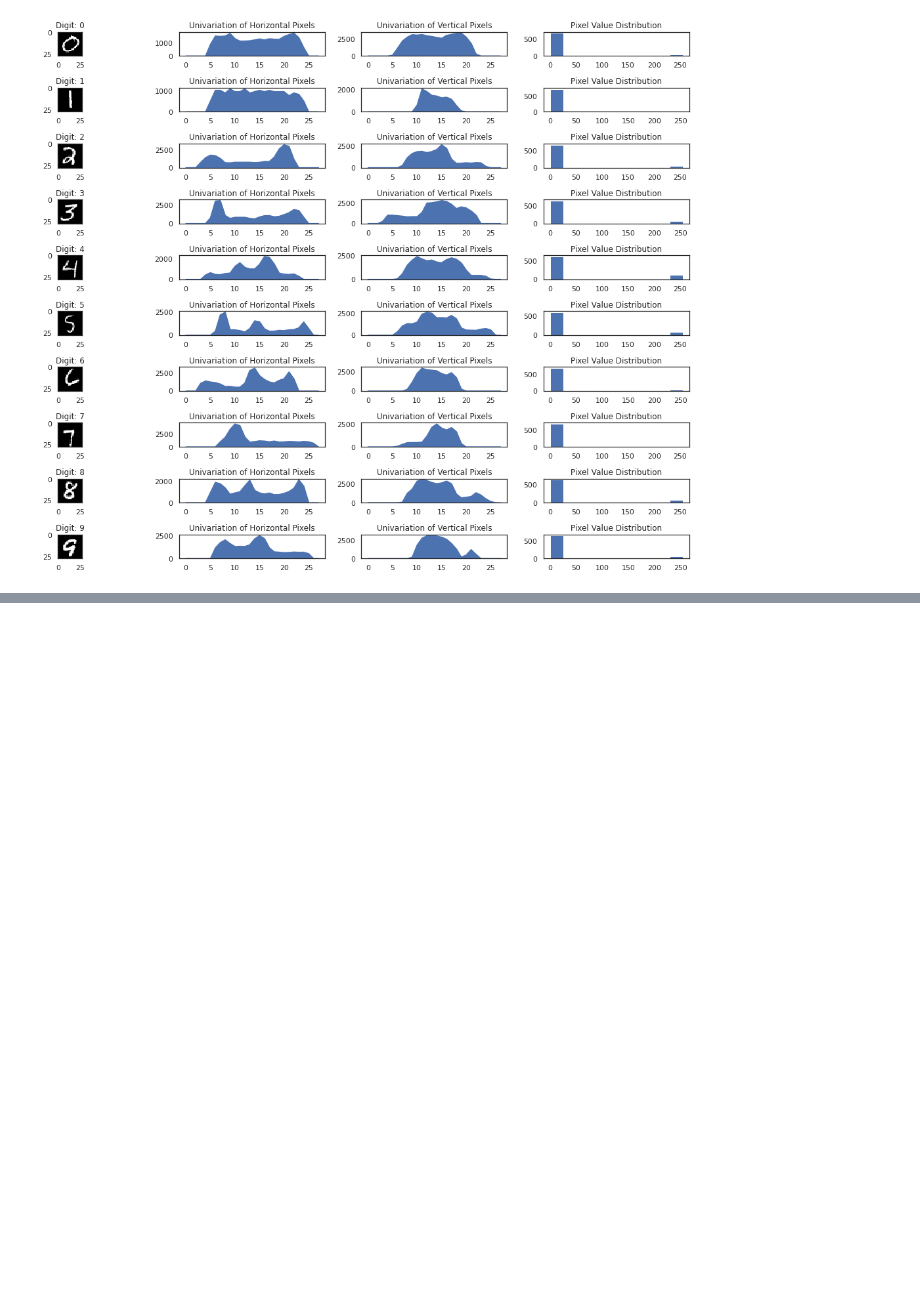
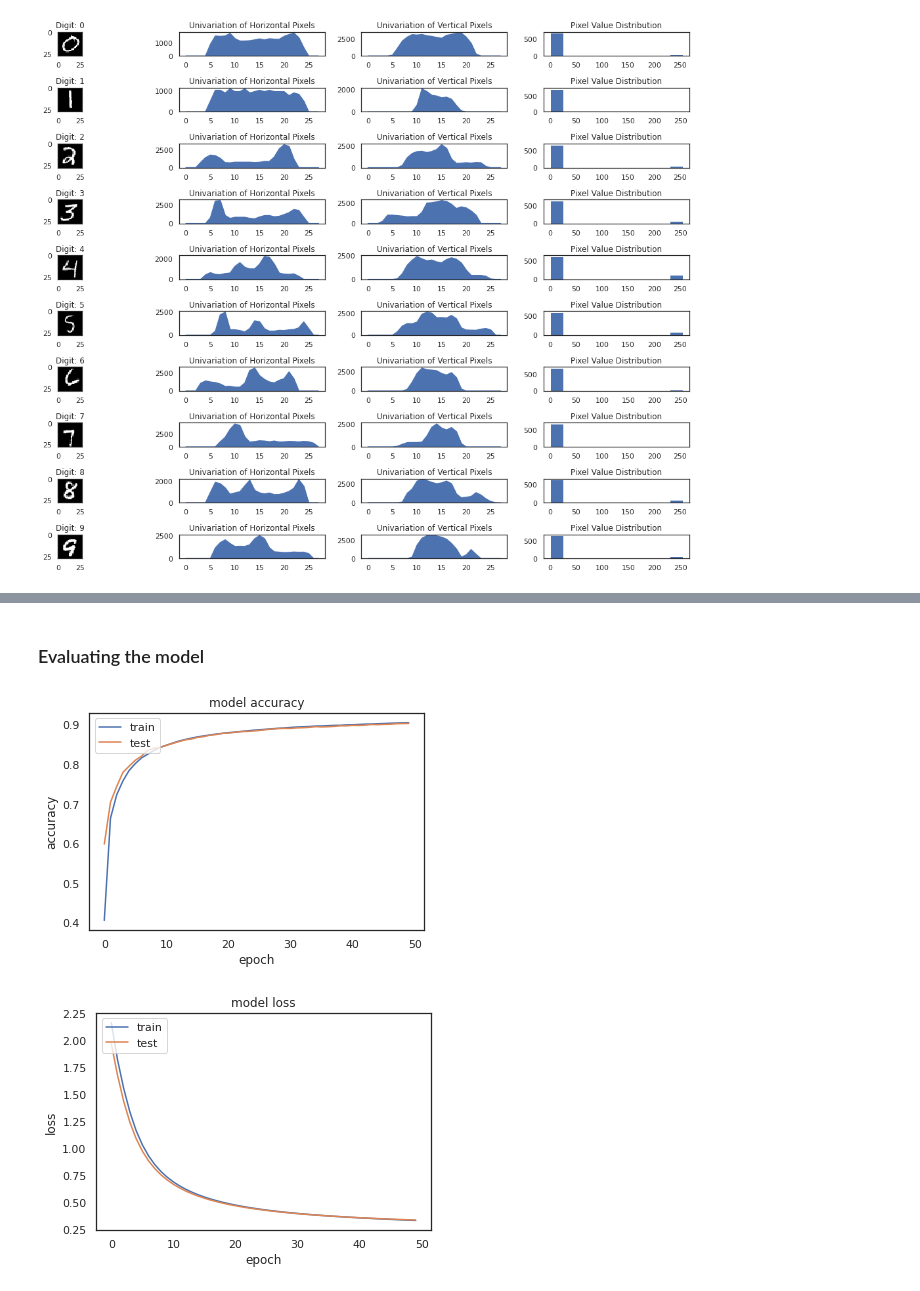
Before and after one commit to debsa2000/EED380_AppliedDeepLearning, a Jupyter notebook: Assignment1.ipynb, the cells around one changed output, grey strips where cells are left out. Cells and saved outputs as stored; diff of their text form; code cells hidden in the pictures; blank space fills up the shorter version.

```diff
--- a/Assignment1.ipynb
+++ b/Assignment1.ipynb
@@ -288,0 +177,5 @@ optimizer = RMSprop(lr=0.001, rho=0.9, epsilon=1e-08, decay=0.0)
+# %%
+# Label Encoding: One Hot Encoding (ex : 2 -> [0,0,1,0,0,0,0,0,0,0])
+
+Y_train = keras.utils.to_categorical(Y_train, num_classes = 10)
+Y_val = keras.utils.to_categorical(Y_val, num_classes=10)
@@ -288,0 +192,4 @@ optimizer = RMSprop(lr=0.001, rho=0.9, epsilon=1e-08, decay=0.0)
+# %%
+model_simple = Sequential()
+model_simple.add(Dense(64, activation="sigmoid", input_shape=(784,)))
+model_simple.add(Dense(10, activation="softmax"))
@@ -288,0 +211,28 @@ optimizer = RMSprop(lr=0.001, rho=0.9, epsilon=1e-08, decay=0.0)
+# %%
+model_simple.compile(loss="categorical_crossentropy", optimizer=SGD(lr=0.01), metrics=["accuracy"])
+# %%
+history_simple = model_simple.fit(x=X_train, y=Y_train, batch_size=128, epochs=50, verbose=0, validation_data=(X_val, Y_val))
+# %% [markdown]
+### Evaluating the model
+# %%
+def plot_history(history):
+    plt.plot(history.history['acc'])
+    plt.plot(history.history['val_acc'])
+    plt.title('model accuracy')
+    plt.ylabel('accuracy')
+    plt.xlabel('epoch')
+    plt.legend(['train', 'test'], loc='upper left')
+    plt.show()
+    # summarize history for loss
+    plt.plot(history.history['loss'])
+    plt.plot(history.history['val_loss'])
+    plt.title('model loss')
+    plt.ylabel('loss')
+    plt.xlabel('epoch')
+    plt.legend(['train', 'test'], loc='upper left')
+    plt.show()
+
+plot_history(history_simple)
+# %% [output]
+[figure, added]
+[figure, added]
```
Also changed, not shown: parts of 103 cells of this notebook.
